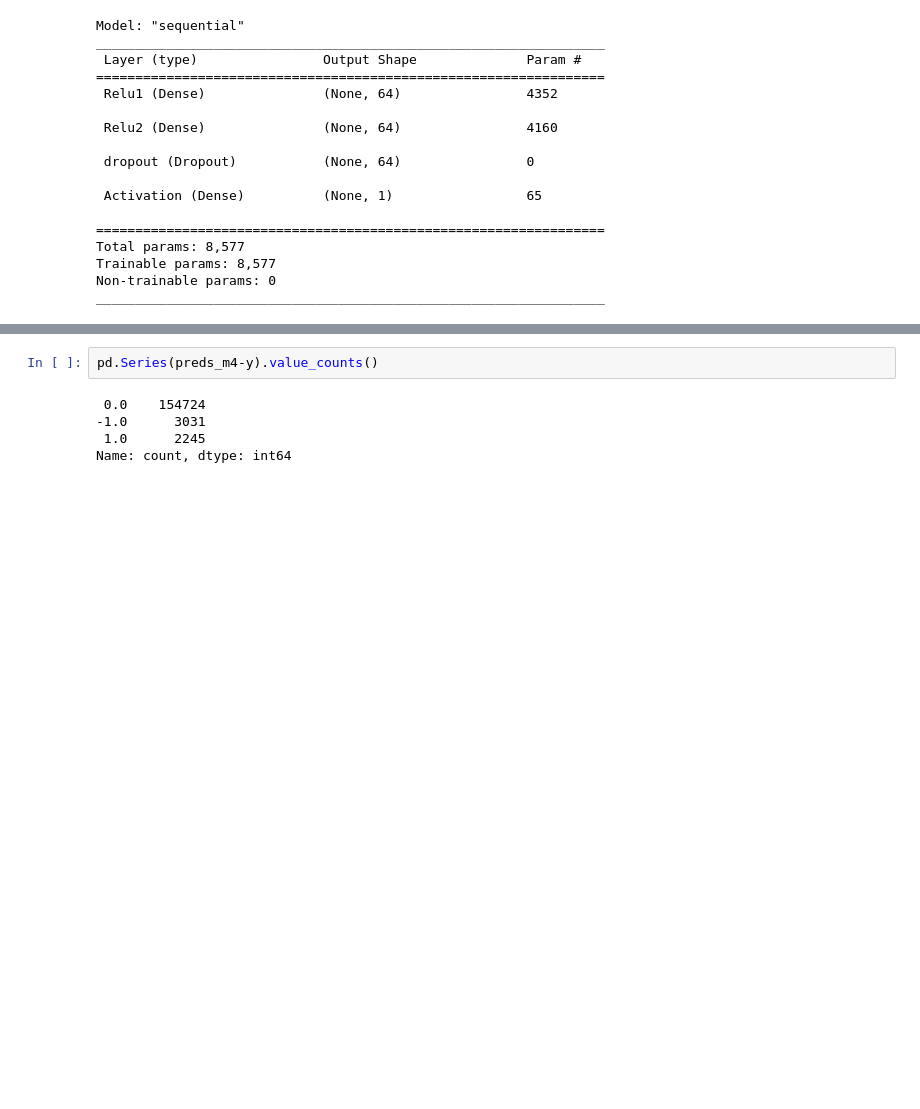
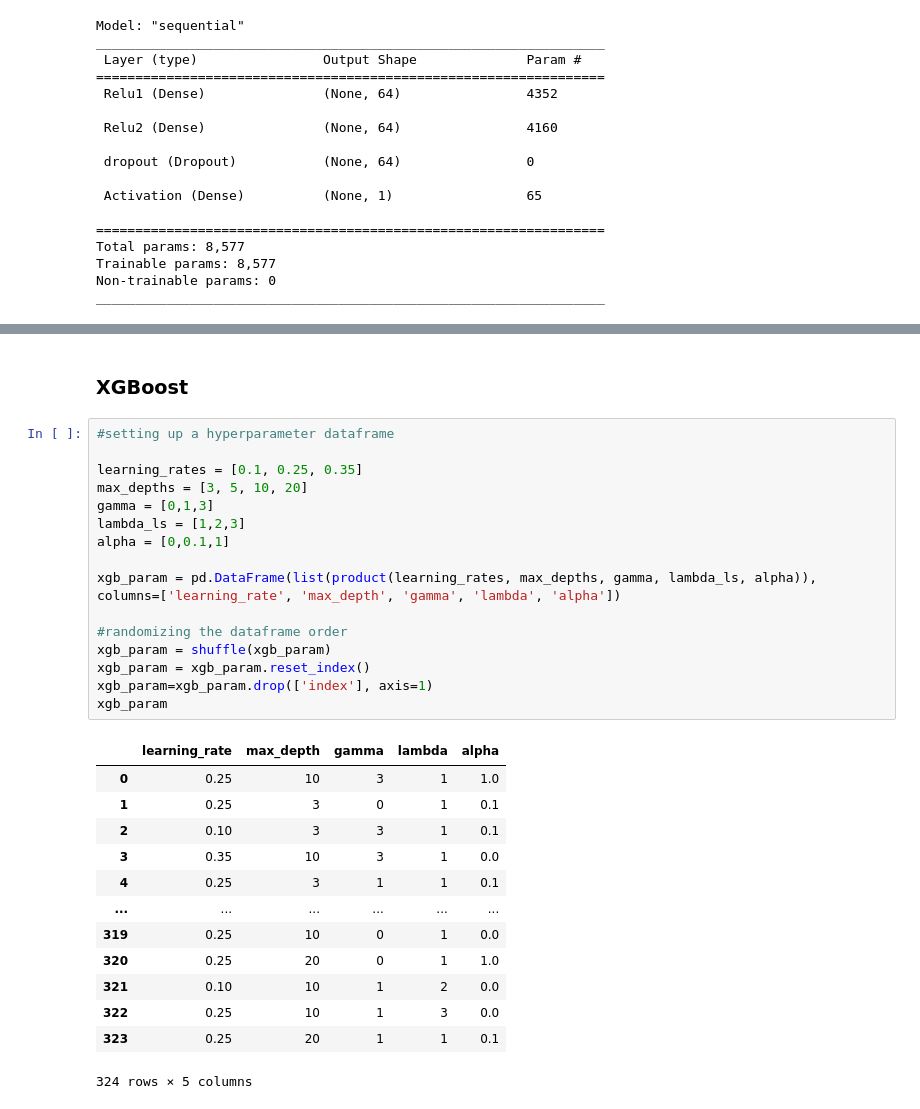
Before and after one commit to boneeyah/QTW, a Jupyter notebook: Case Study 7/CaseStudy7.ipynb, the cells around one changed output, grey strips where cells are left out. Drawn from its saved outputs; the diff is of its cells as text; blank space fills up the shorter version.

```diff
--- a/Case Study 7/CaseStudy7.ipynb
+++ b/Case Study 7/CaseStudy7.ipynb
@@ -550,7 +596,32 @@ model5.summary()
-# %%
-pd.Series(preds_m4-y).value_counts()
-# %% [output]
- 0.0    154724
--1.0      3031
- 1.0      2245
-Name: count, dtype: int64
+# %% [markdown]
+### XGBoost
+# %%
+#setting up a hyperparameter dataframe
+
+learning_rates = [0.1, 0.25, 0.35]
+max_depths = [3, 5, 10, 20]
+gamma = [0,1,3]
+lambda_ls = [1,2,3]
+alpha = [0,0.1,1]
+
+xgb_param = pd.DataFrame(list(product(learning_rates, max_depths, gamma, lambda_ls, alpha)), columns=['learning_rate', 'max_depth', 'gamma', 'lambda', 'alpha'])
+
+#randomizing the dataframe order
+xgb_param = shuffle(xgb_param)
+xgb_param = xgb_param.reset_index()
+xgb_param=xgb_param.drop(['index'], axis=1)
+xgb_param
+# %% [output]
+|  | learning_rate | max_depth | gamma | lambda | alpha |
+| 0 | 0.25 | 10 | 3 | 1 | 1.0 |
+| 1 | 0.25 | 3 | 0 | 1 | 0.1 |
+| 2 | 0.10 | 3 | 3 | 1 | 0.1 |
+| 3 | 0.35 | 10 | 3 | 1 | 0.0 |
+| 4 | 0.25 | 3 | 1 | 1 | 0.1 |
+| ... | ... | ... | ... | ... | ... |
+| 319 | 0.25 | 10 | 0 | 1 | 0.0 |
+| 320 | 0.25 | 20 | 0 | 1 | 1.0 |
+| 321 | 0.10 | 10 | 1 | 2 | 0.0 |
+| 322 | 0.25 | 10 | 1 | 3 | 0.0 |
+| 323 | 0.25 | 20 | 1 | 1 | 0.1 |
+324 rows × 5 columns
```
Also changed, not shown: parts of 25 cells of this notebook.
